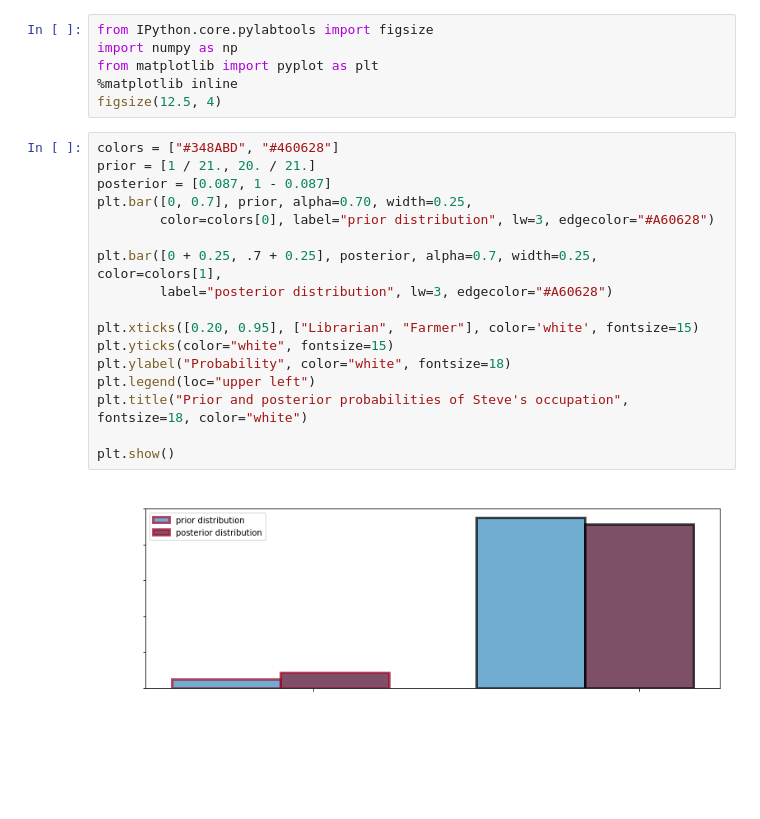
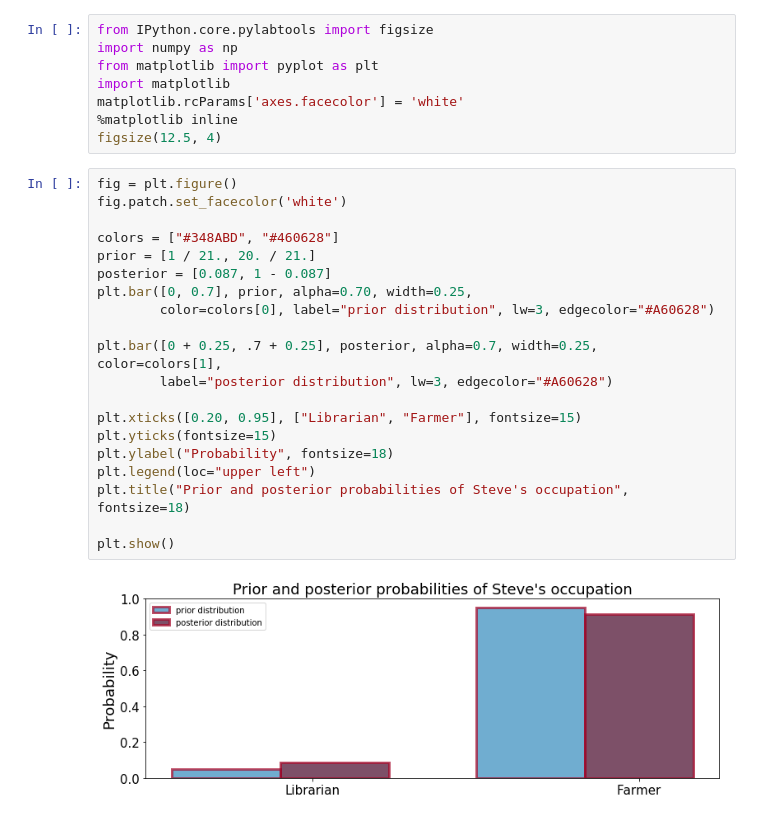
Before and after one commit to Leonhalt3141/mcmc_lecture, a Jupyter notebook: ch01/The Philosophy of Bayesian Inference.ipynb, the cells around one changed output. Saved outputs shown, nothing was run; the diff lists cells and outputs as text; blank space fills up the shorter version.

```diff
--- a/ch01/The Philosophy of Bayesian Inference.ipynb
+++ b/ch01/The Philosophy of Bayesian Inference.ipynb
@@ -2,27 +2,32 @@
 from IPython.core.pylabtools import figsize
 import numpy as np
 from matplotlib import pyplot as plt
+import matplotlib
+matplotlib.rcParams['axes.facecolor'] = 'white'
 %matplotlib inline
 figsize(12.5, 4)
 # %%
+fig = plt.figure()
+fig.patch.set_facecolor('white')
+
 colors = ["#348ABD", "#460628"]
 prior = [1 / 21., 20. / 21.]
 posterior = [0.087, 1 - 0.087]
 plt.bar([0, 0.7], prior, alpha=0.70, width=0.25,
         color=colors[0], label="prior distribution", lw=3, edgecolor="#A60628")
 
 plt.bar([0 + 0.25, .7 + 0.25], posterior, alpha=0.7, width=0.25, color=colors[1],
         label="posterior distribution", lw=3, edgecolor="#A60628")
 
-plt.xticks([0.20, 0.95], ["Librarian", "Farmer"], color='white', fontsize=15)
-plt.yticks(color="white", fontsize=15)
-plt.ylabel("Probability", color="white", fontsize=18)
+plt.xticks([0.20, 0.95], ["Librarian", "Farmer"], fontsize=15)
+plt.yticks(fontsize=15)
+plt.ylabel("Probability", fontsize=18)
 plt.legend(loc="upper left")
-plt.title("Prior and posterior probabilities of Steve's occupation", fontsize=18, color="white")
+plt.title("Prior and posterior probabilities of Steve's occupation", fontsize=18)
 
 plt.show()
 # %% [output]
-[figure, old version]
+[figure, new version]
 # %%
 import scipy.stats as stats
 figsize(12.5, 4)
```
Also changed, not shown: parts of 8 cells of this notebook.
